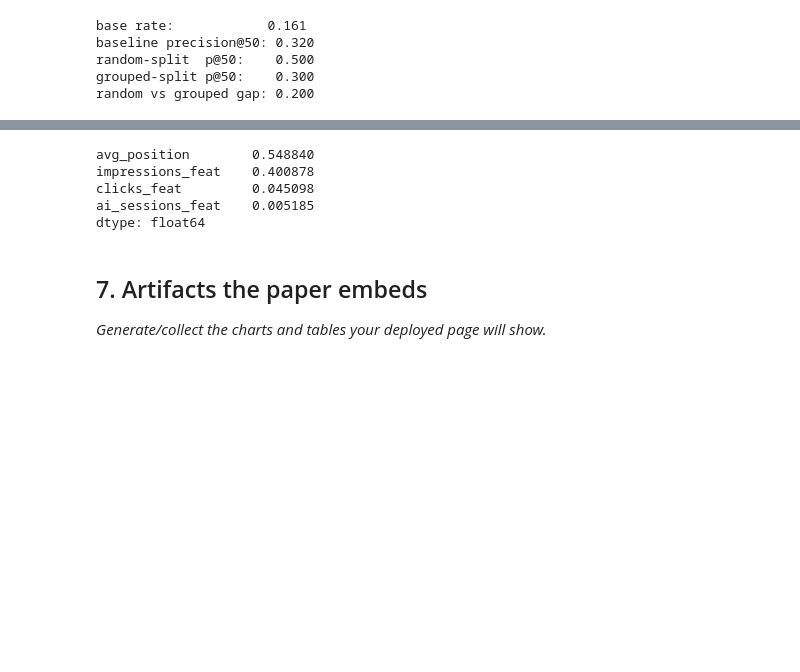
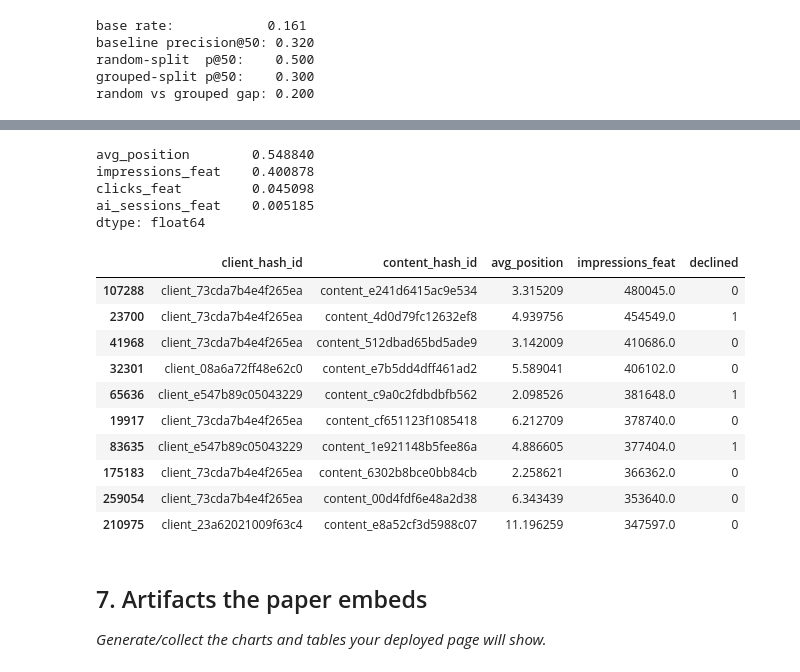
Before and after one commit to hariommishra-12/Flyrank-Project, a Jupyter notebook: work/notebooks/capstone.ipynb, the cells around one changed output, grey strips where cells are left out. Saved outputs shown, nothing was run; the diff lists cells and outputs as text; code cells hidden in the pictures; blank space fills up the shorter version.

```diff
--- a/work/notebooks/capstone.ipynb
+++ b/work/notebooks/capstone.ipynb
@@ -245,12 +256,26 @@ run yet, and per the rules, runs once, at the end, only after the approach stops
 # %%
 importances = pd.Series(rf2.feature_importances_, index=feature_cols).sort_values(ascending=False)
 print(importances)
+# The actual "queue" the baseline produces -- this is the artifact the recommendations describe.
+top_by_baseline = df.assign(baseline_score=df["impressions_feat"]).sort_values("baseline_score", ascending=False)
+top_by_baseline[["client_hash_id", "content_hash_id", "avg_position", "impressions_feat", "declined"]].head(10)
 # %% [output]
 avg_position        0.548840
 impressions_feat    0.400878
 clicks_feat         0.045098
 ai_sessions_feat    0.005185
 dtype: float64
+|  | client_hash_id | content_hash_id | avg_position | impressions_feat | declined |
+| 107288 | client_73cda7b4e4f265ea | content_e241d6415ac9e534 | 3.315209 | 480045.0 | 0 |
+| 23700 | client_73cda7b4e4f265ea | content_4d0d79fc12632ef8 | 4.939756 | 454549.0 | 1 |
+| 41968 | client_73cda7b4e4f265ea | content_512dbad65bd5ade9 | 3.142009 | 410686.0 | 0 |
+| 32301 | client_08a6a72ff48e62c0 | content_e7b5dd4dff461ad2 | 5.589041 | 406102.0 | 0 |
+| 65636 | client_e547b89c05043229 | content_c9a0c2fdbdbfb562 | 2.098526 | 381648.0 | 1 |
+| 19917 | client_73cda7b4e4f265ea | content_cf651123f1085418 | 6.212709 | 378740.0 | 0 |
+| 83635 | client_e547b89c05043229 | content_1e921148b5fee86a | 4.886605 | 377404.0 | 1 |
+| 175183 | client_73cda7b4e4f265ea | content_6302b8bce0bb84cb | 2.258621 | 366362.0 | 0 |
+| 259054 | client_73cda7b4e4f265ea | content_00d4fdf6e48a2d38 | 6.343439 | 353640.0 | 0 |
+| 210975 | client_23a62021009f63c4 | content_e8a52cf3d5988c07 | 11.196259 | 347597.0 | 0 |
 # %% [markdown]
 ## 7. Artifacts the paper embeds
 
```
Also changed, not shown: parts of 3 cells of this notebook.
